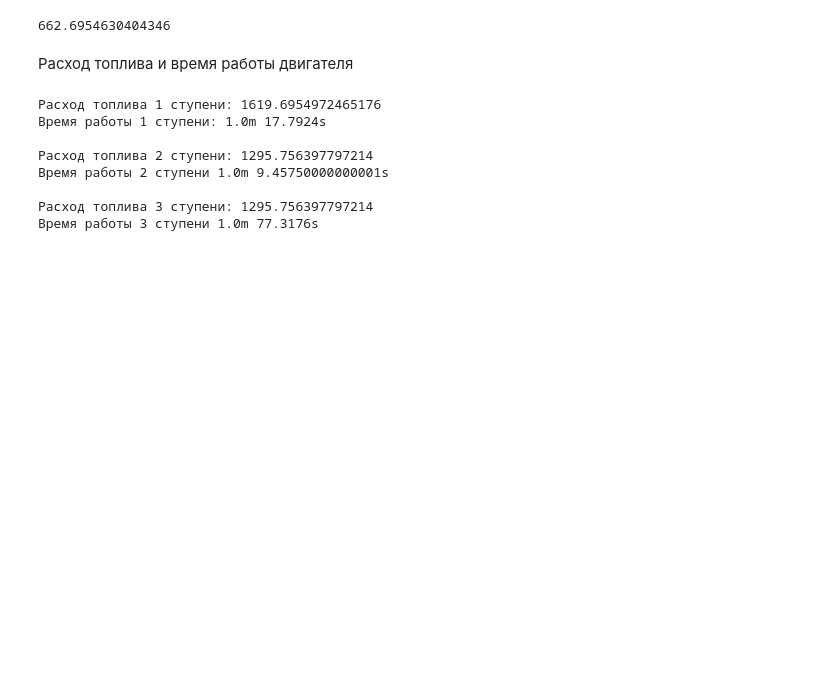
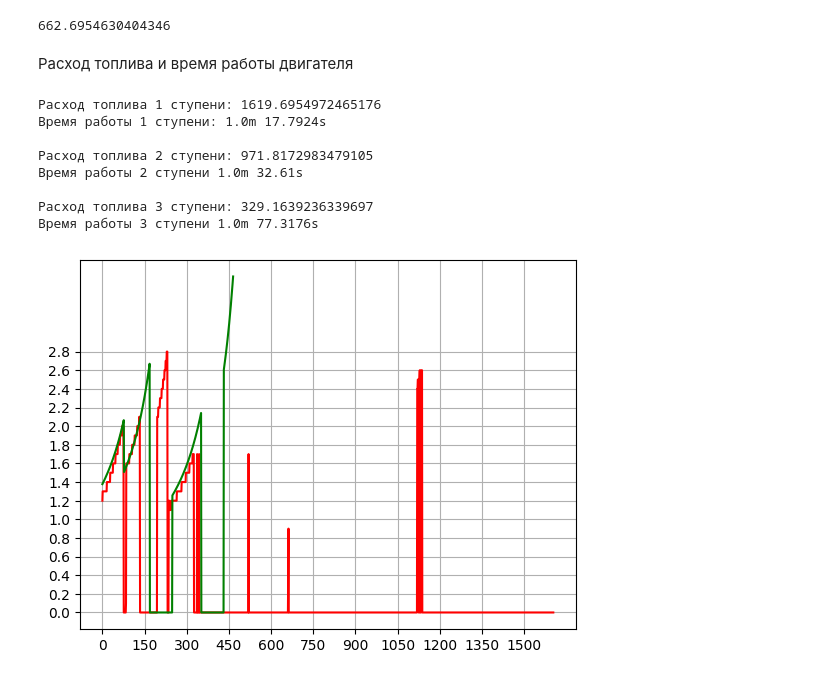
Before and after one commit to vgbhj/MAI, a Jupyter notebook: RKT/calc.ipynb, the cells around one changed output. Saved outputs shown, nothing was run; the diff lists cells and outputs as text; code cells hidden in the pictures; blank space fills up the shorter version.

Commit message:
Add math model and KSP comparation

```diff
--- a/RKT/calc.ipynb
+++ b/RKT/calc.ipynb
@@ -85,7 +87,7 @@ print()
 # дельта M2
 dM2 = Mo2-M2
 # расход топлива 2 ступень (4 двигателя)
-m2 = 1000*1000*4/Rud2
+m2 = 1000*1000*4*0.75/Rud2
 
 
 print("Расход топлива 2 ступени:", m2)
@@ -97,14 +99,60 @@ dM31 = Mo31-M31
 dM32 = Mo32-M32
 m3 = 1000*1000/Rud3
 
-print("Расход топлива 3 ступени:", m2)
+print("Расход топлива 3 ступени:", m3)
 print(f"Время работы 3 ступени {dM31/m3//60+dM32/m3//60}m {dM31/m3%60+dM32/m3%60}s")
 # %% [output]
 Расход топлива 1 ступени: 1619.6954972465176
 Время работы 1 ступени: 1.0m 17.7924s
 
-Расход топлива 2 ступени: 1295.756397797214
-Время работы 2 ступени 1.0m 9.45750000000001s
+Расход топлива 2 ступени: 971.8172983479105
+Время работы 2 ступени 1.0m 32.61s
 
-Расход топлива 3 ступени: 1295.756397797214
+Расход топлива 3 ступени: 329.1639236339697
 Время работы 3 ступени 1.0m 77.3176s
+# %%
+
+
+
+f = open("flight.log", "r")
+twr_list = []
+for i in f.readlines():
+    if(i.find("TWR") != -1):
+        twr_list.append(float(i[i.find("TWR")+5:i.find("TWR")+8]))
+
+
+f.close()
+
+theoretical_twr = []
+for i in range(int(dM1//m1)):
+    theoretical_twr.append(1000*1000*5/(Mo1)/g)
+    Mo1 -= m1
+
+for i in range(int(dM2//m2)):
+    theoretical_twr.append(1000*1000*4*0.75/(Mo2)/g)
+    Mo2 -= m2
+
+for i in range(80):
+    theoretical_twr.append(0)
+
+
+for i in range(int(dM31//m3)):
+    theoretical_twr.append(1000*1000/(Mo31)/g)
+    Mo31 -= m3
+
+
+for i in range(80):
+    theoretical_twr.append(0)
+for i in range(int(dM32//m3)):
+    theoretical_twr.append(1000*1000/(Mo32)/g)
+    Mo32 -= m3
+
+plt.plot(range(len(twr_list)), [twr for twr in twr_list], color="red", label="KSP")
+plt.plot(range(len(theoretical_twr)), [twr for twr in theoretical_twr], color="green", label="Math model")
+plt.xticks(np.arange(0, 1600, 150))
+plt.yticks(np.arange(0, 3, 0.2))
+plt.grid(True)
+
+plt.show()
+# %% [output]
+[figure, added]
```
Also changed, not shown: parts of 1 cell of this notebook, 1 other file.
